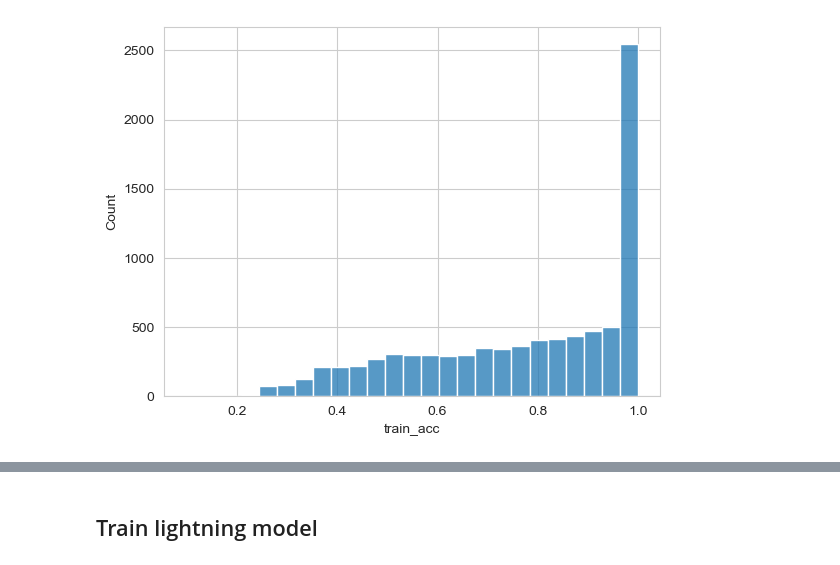
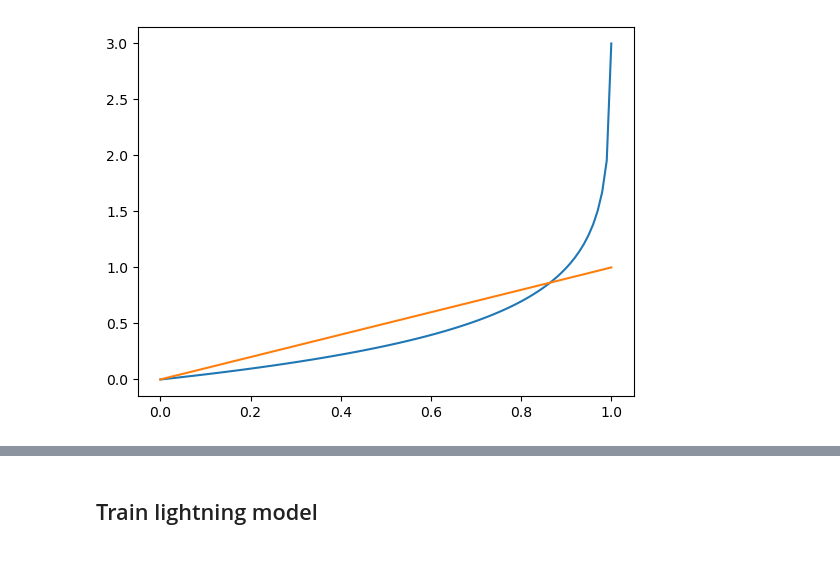
Before and after one commit to alkorolyov/sophius, a Jupyter notebook: notebooks/08_LSTM_estimator.ipynb, the cells around one changed output, grey strips where cells are left out. Saved outputs shown, nothing was run; the diff lists cells and outputs as text; code cells hidden in the pictures.

```diff
--- a/notebooks/08_LSTM_estimator.ipynb
+++ b/notebooks/08_LSTM_estimator.ipynb
@@ -24,4 +38,16 @@ sns.histplot(df.val_acc);
-# %%
-sns.histplot(df.train_acc);
-# %% [output]
-[figure, removed]
+# %%
+import numpy as np
+
+def norm_forward(x, eps=1e-3):
+    return -np.log10(1 + eps - x)
+
+def norm_backward(x, eps=1e-3):
+    return 1 - np.power(10, -x) + eps
+
+x = np.linspace(0, 1, 100)
+y = norm_forward(x)
+
+sns.lineplot(x=x, y=y);
+sns.lineplot(x=x, y=norm_backward(y));
+# %% [output]
+[figure, added]
```
Also changed, not shown: parts of 13 cells of this notebook, 2 other files.
